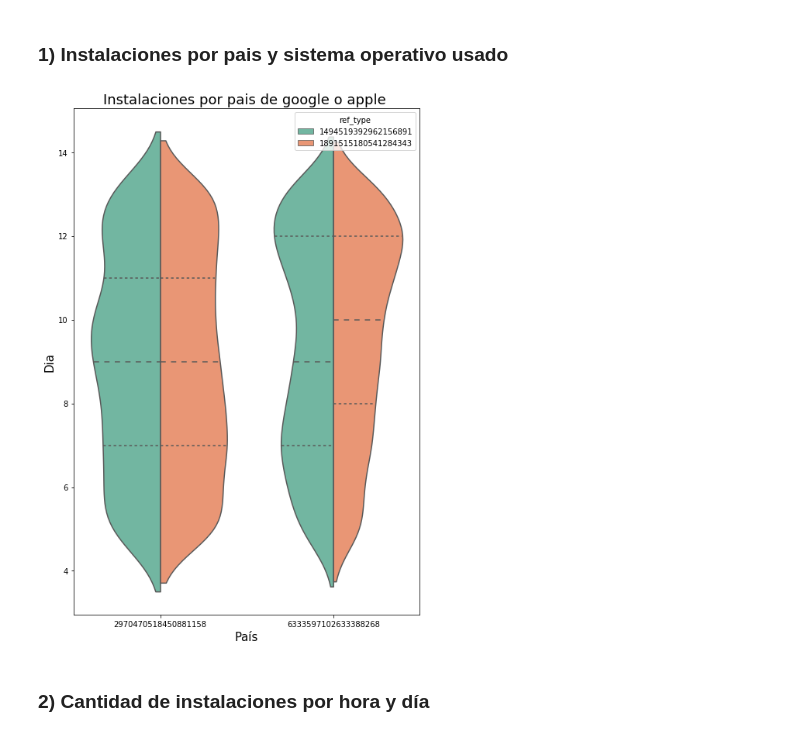
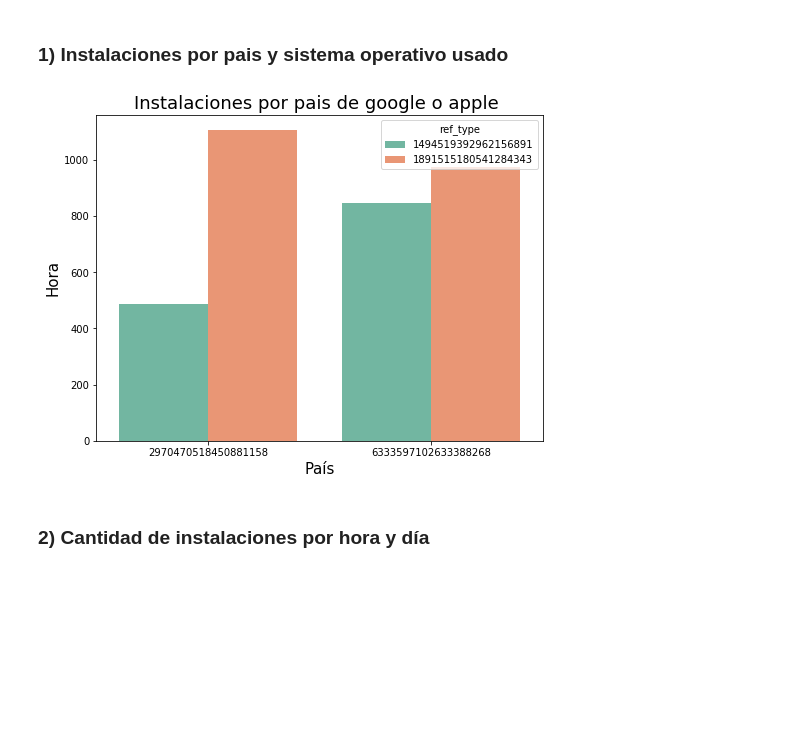
Before and after one commit to Elianagam/orgaDatosTp1, a Jupyter notebook: installs.ipynb, the cells around one changed output. Saved outputs shown, nothing was run; the diff lists cells and outputs as text; code cells hidden in the pictures; blank space fills up the shorter version.

```diff
--- a/installs.ipynb
+++ b/installs.ipynb
@@ -71,16 +71,15 @@ installs.loc[installs['device_model'].isnull()]
 # %% [markdown]
 ### **1) Instalaciones por pais y sistema operativo usado**
 # %%
-installs['day'] = pd.DatetimeIndex(installs['created']).day;
-plt.figure(figsize=(8, 12))
-country_device = sns.violinplot(x="device_countrycode", y="day", hue="ref_type", split=True, inner="quart",
-                     data=installs, palette="Set2")
+plt.figure(figsize=(8, 6))
+country_device = sns.countplot(x="device_countrycode", hue="ref_type",\
+                               data=installs, palette="Set2")
 country_device.set_title("Instalaciones por pais de google o apple ", fontsize =18)
 country_device.set_xlabel("País", fontsize = 15)
-country_device.set_ylabel("Dia", fontsize = 15)
+country_device.set_ylabel("Hora", fontsize = 15)
 plt.savefig('image/installs_violin_ref_type_countrycode.png')
 # %% [output]
-[figure, old version]
+[figure, new version]
 # %% [markdown]
 ### **2) Cantidad de instalaciones por hora y día**
 # %%
```
Also changed, not shown: parts of 11 cells of this notebook, 1 other file.
